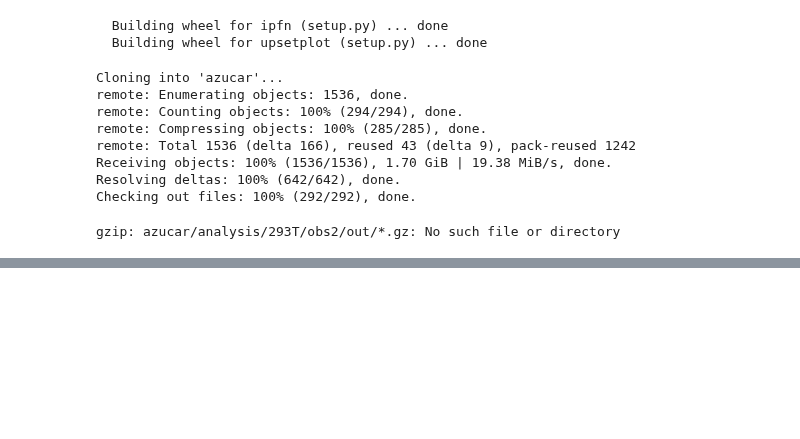
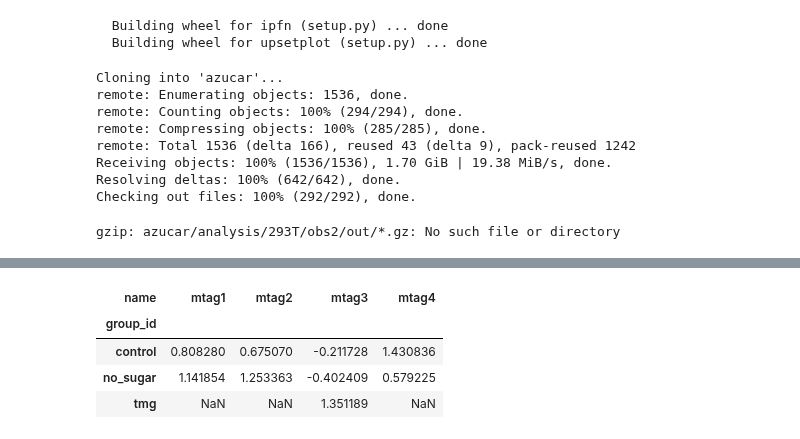
Before and after one commit to sbooeshaghi/azucar, a Jupyter notebook: analysis/293T/obs2/imports.ipynb, the cells around one changed output, grey strips where cells are left out. Drawn from its saved outputs; the diff is of its cells as text; code cells hidden in the pictures; blank space fills up the shorter version.

```diff
--- a/analysis/293T/obs2/imports.ipynb
+++ b/analysis/293T/obs2/imports.ipynb
@@ -149,0 +194,8 @@ df.query(f"ent < {ent_cutoff}").groupby("label").agg({
+# %%
+es
+# %% [output]
+| name | mtag1 | mtag2 | mtag3 | mtag4 |
+| group_id |  |  |  |  |
+| control | 0.808280 | 0.675070 | -0.211728 | 1.430836 |
+| no_sugar | 1.141854 | 1.253363 | -0.402409 | 0.579225 |
+| tmg | NaN | NaN | 1.351189 | NaN |
```
Also changed, not shown: parts of 8 cells of this notebook.
